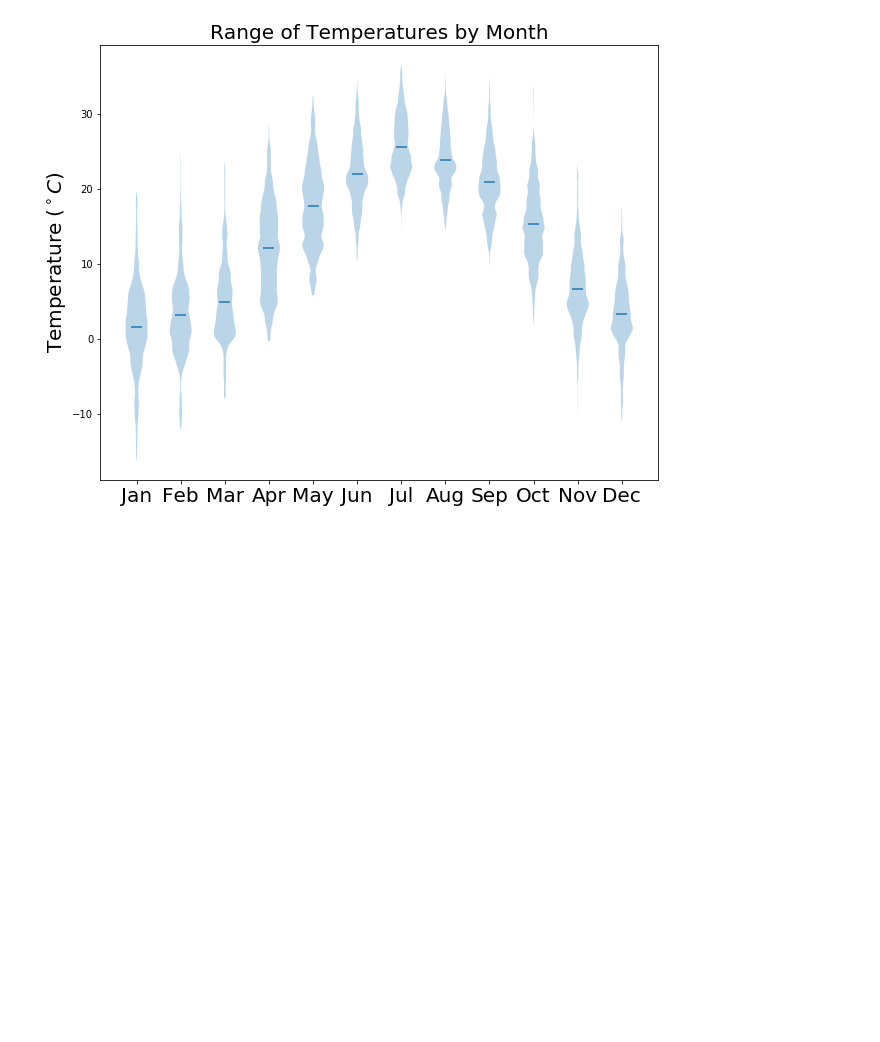
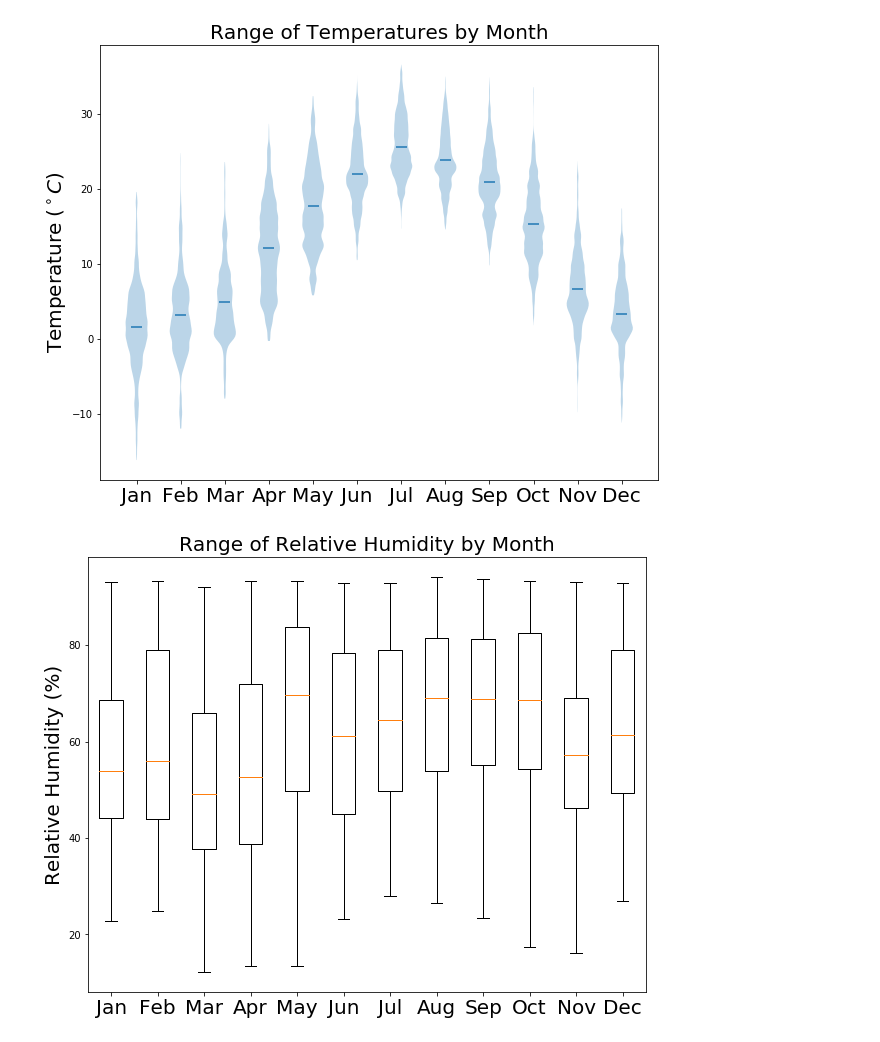
Before and after one commit to zhangt3-e/senior_thesis, a Jupyter notebook: Code/Climatology.ipynb, the cells around one changed output. Drawn from its saved outputs; the diff is of its cells as text; code cells hidden in the pictures; blank space fills up the shorter version.

```diff
--- a/Code/Climatology.ipynb
+++ b/Code/Climatology.ipynb
@@ -567,3 +567,36 @@ plt.ylabel('Temperature ($^\circ C$)', fontsize = 20)
 plt.show()
 # %% [output]
 [figure]
+# %%
+Jan_total_RH = Month(4, 18, 1, 31, 4, 1)
+Feb_total_RH = Month(3, 18, 32, 28, 4, 2)
+Mar_total_RH = Month(3, 18, 60, 31, 4, 3)
+Apr_total_RH =Month(3, 18, 91, 30, 4, 4)
+May_total_RH = Month(3, 18, 121, 31, 4, 5)
+Jun_total_RH = Month(3, 18, 152, 30, 4, 6)
+Jul_total_RH = Month(3, 18, 182, 31, 4, 7)
+Aug_total_RH = Month(4, 17, 213, 31, 4, 8)
+Sep_total_RH = Month(4, 17, 244, 30, 4, 9)
+Oct_total_RH = Month(4, 17, 274, 31, 4, 10)
+Nov_total_RH = Month(4, 17, 305, 30, 4, 11)
+Dec_total_RH = Month(4, 17, 335, 31, 4, 12)
+# %%
+Apr_total_RH = Apr_total_RH[~np.isnan(Apr_total_RH)]
+May_total_RH = May_total_RH[~np.isnan(May_total_RH)]
+Jun_total_RH = Jun_total_RH[~np.isnan(Jun_total_RH)]
+Jul_total_RH = Jul_total_RH[~np.isnan(Jul_total_RH)]
+Aug_total_RH = Aug_total_RH[~np.isnan(Aug_total_RH)]
+Sep_total_RH = Sep_total_RH[~np.isnan(Sep_total_RH)]
+Oct_total_RH = Oct_total_RH[~np.isnan(Oct_total_RH)]
+Nov_total_RH = Nov_total_RH[~np.isnan(Nov_total_RH)]
+# %%
+plt.figure(figsize = (10, 8))
+plt.boxplot([Jan_total_RH, Feb_total_RH, Mar_total_RH, Apr_total_RH, May_total_RH,
+            Jun_total_RH, Jul_total_RH, Aug_total_RH, Sep_total_RH, Oct_total_RH,
+            Nov_total_RH, Dec_total_RH], showfliers=False, whis= (0, 100))
+plt.xticks([1, 2, 3, 4, 5, 6, 7, 8, 9, 10, 11, 12], months, fontsize = 20)
+plt.title('Range of Relative Humidity by Month', fontsize = 20)
+plt.ylabel('Relative Humidity (%)', fontsize = 20)
+plt.show()
+# %% [output]
+[figure, added]
```
Also changed, not shown: parts of 4 cells of this notebook, 7 other files.
